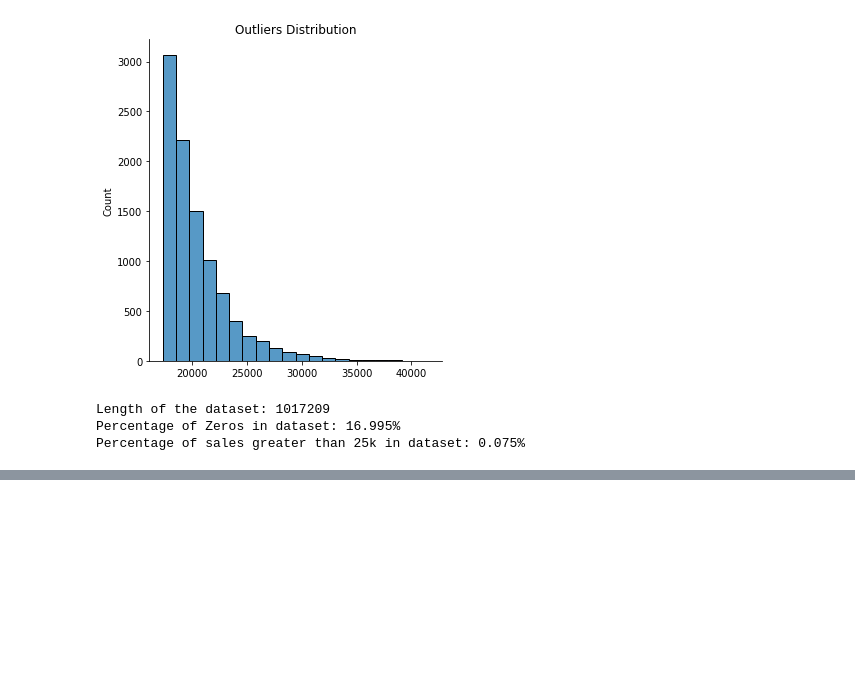
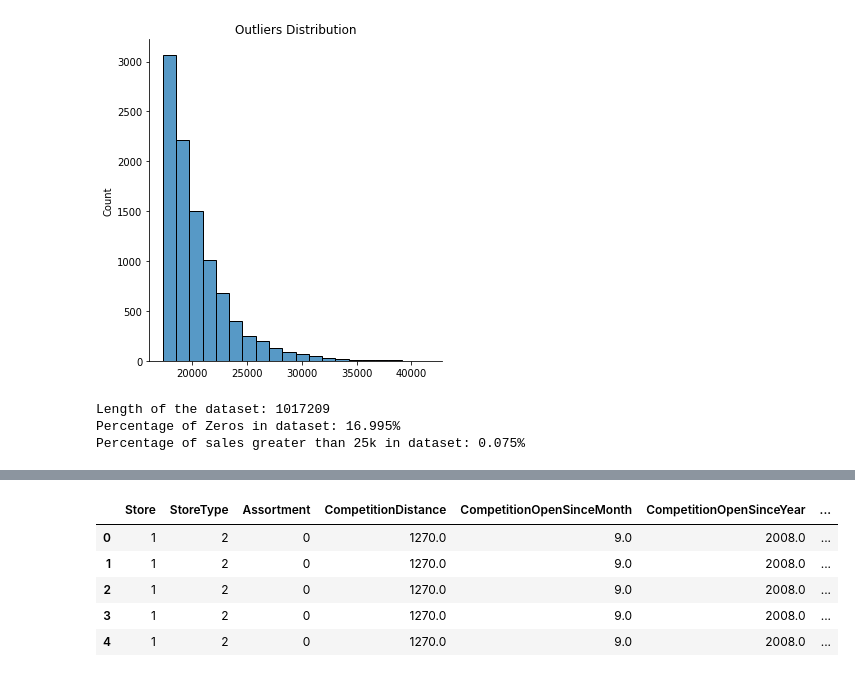
Before and after one commit to Nikitanegi0410/ML-Project---Rossmann-Sales-Prediction-, a Jupyter notebook: Rossmann_Sales_Prediction_Capstone_Project.ipynb, the cells around one changed output, grey strips where cells are left out. Cells and saved outputs as stored; diff of their text form; code cells hidden in the pictures; blank space fills up the shorter version.

```diff
--- a/Rossmann_Sales_Prediction_Capstone_Project.ipynb
+++ b/Rossmann_Sales_Prediction_Capstone_Project.ipynb
@@ -374,0 +489,18 @@ no_sales.head()
+# %%
+# encoding all categorical varibale to numeric values
+from sklearn.preprocessing import LabelEncoder
+label_encoder = LabelEncoder()
+
+comb_data['StoreType'] = label_encoder.fit_transform(comb_data['StoreType'])
+comb_data['Assortment'] = label_encoder.fit_transform(comb_data['Assortment'])
+comb_data['StateHoliday'] = label_encoder.fit_transform(comb_data['StateHoliday'])
+comb_data['PromoInterval'] = label_encoder.fit_transform(comb_data['PromoInterval'])
+
+comb_data.head()
+# %% [output]
+|  | Store | StoreType | Assortment | CompetitionDistance | CompetitionOpenSinceMonth | CompetitionOpenSinceYear | ... |
+| 0 | 1 | 2 | 0 | 1270.0 | 9.0 | 2008.0 | ... |
+| 1 | 1 | 2 | 0 | 1270.0 | 9.0 | 2008.0 | ... |
+| 2 | 1 | 2 | 0 | 1270.0 | 9.0 | 2008.0 | ... |
+| 3 | 1 | 2 | 0 | 1270.0 | 9.0 | 2008.0 | ... |
+| 4 | 1 | 2 | 0 | 1270.0 | 9.0 | 2008.0 | ... |
```
Also changed, not shown: parts of 11 cells of this notebook.
